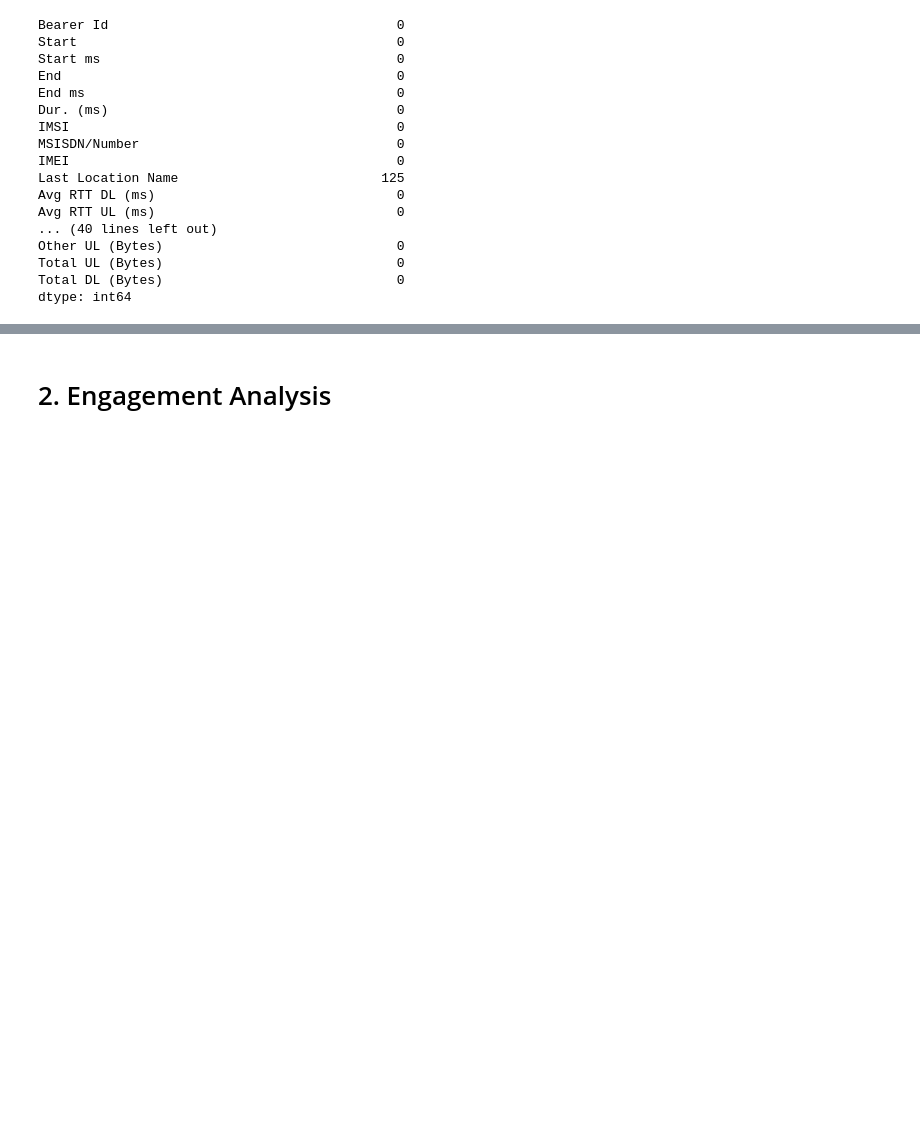
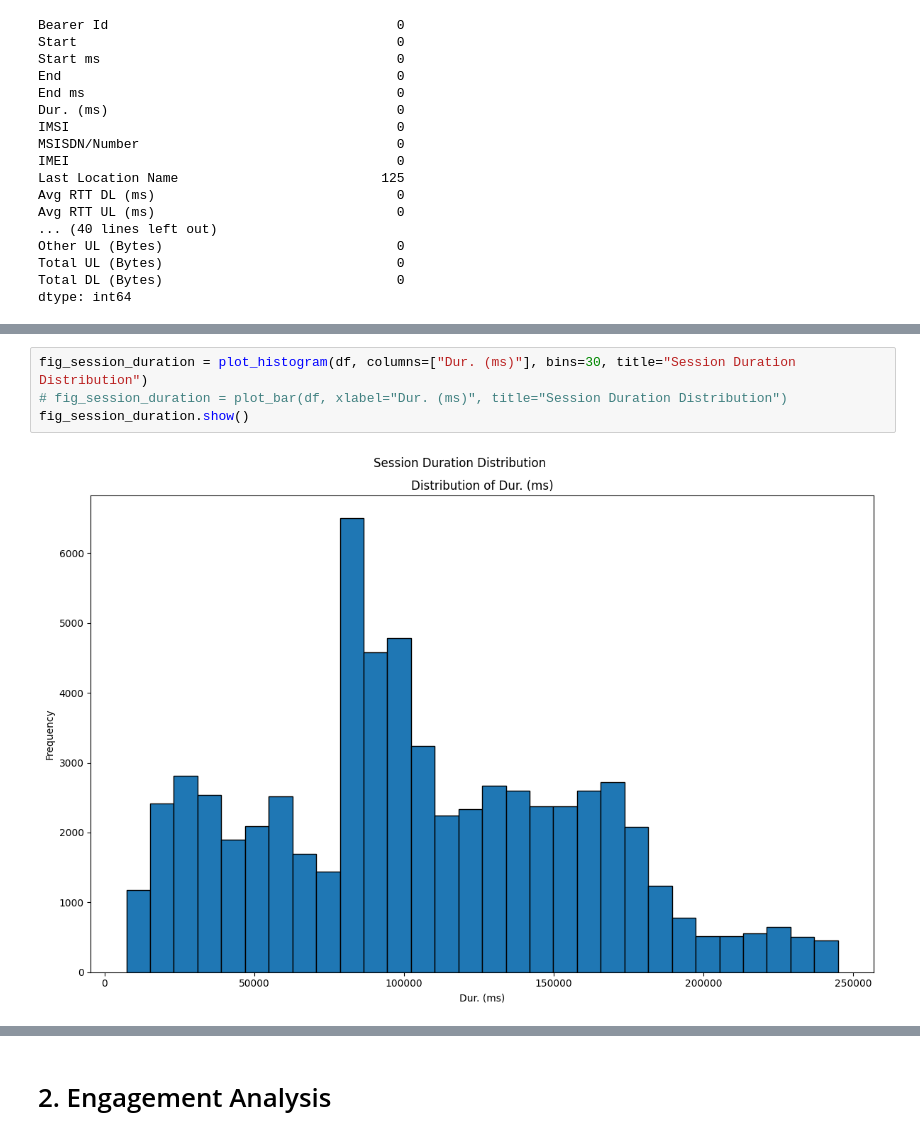
Before and after one commit to Khayo-7/10Academy-Kifiya-Week-2, a Jupyter notebook: notebooks/telecom_EDA.ipynb, the cells around one changed output, grey strips where cells are left out. Saved outputs shown, nothing was run; the diff lists cells and outputs as text; blank space fills up the shorter version.

```diff
--- a/notebooks/telecom_EDA.ipynb
+++ b/notebooks/telecom_EDA.ipynb
@@ -305,0 +403,6 @@ avg_duration_by_location
+# %%
+fig_session_duration = plot_histogram(df, columns=["Dur. (ms)"], bins=30, title="Session Duration Distribution")
+# fig_session_duration = plot_bar(df, xlabel="Dur. (ms)", title="Session Duration Distribution")
+fig_session_duration.show()
+# %% [output]
+[figure, added]
```
Also changed, not shown: parts of 115 cells of this notebook, 5 other files.
